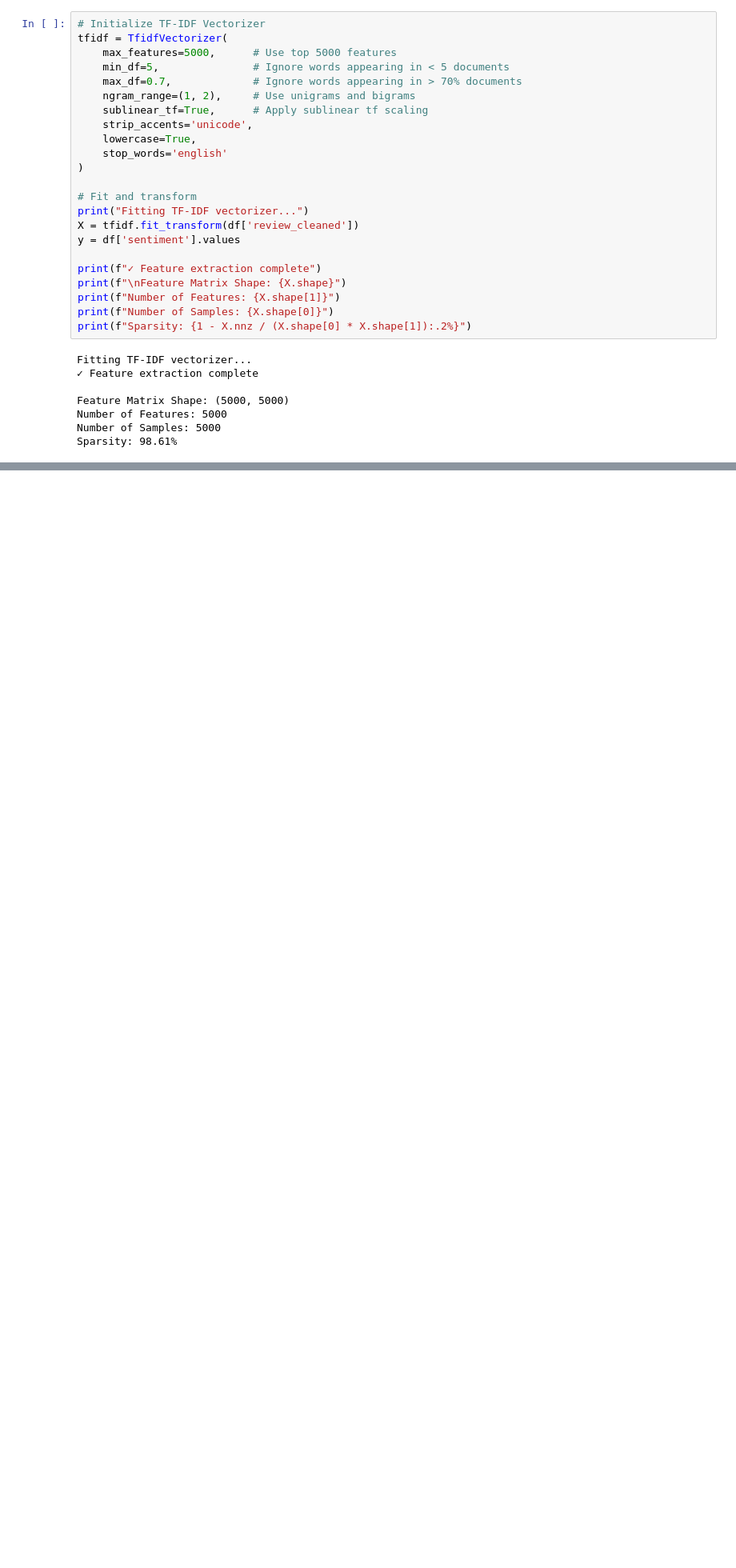
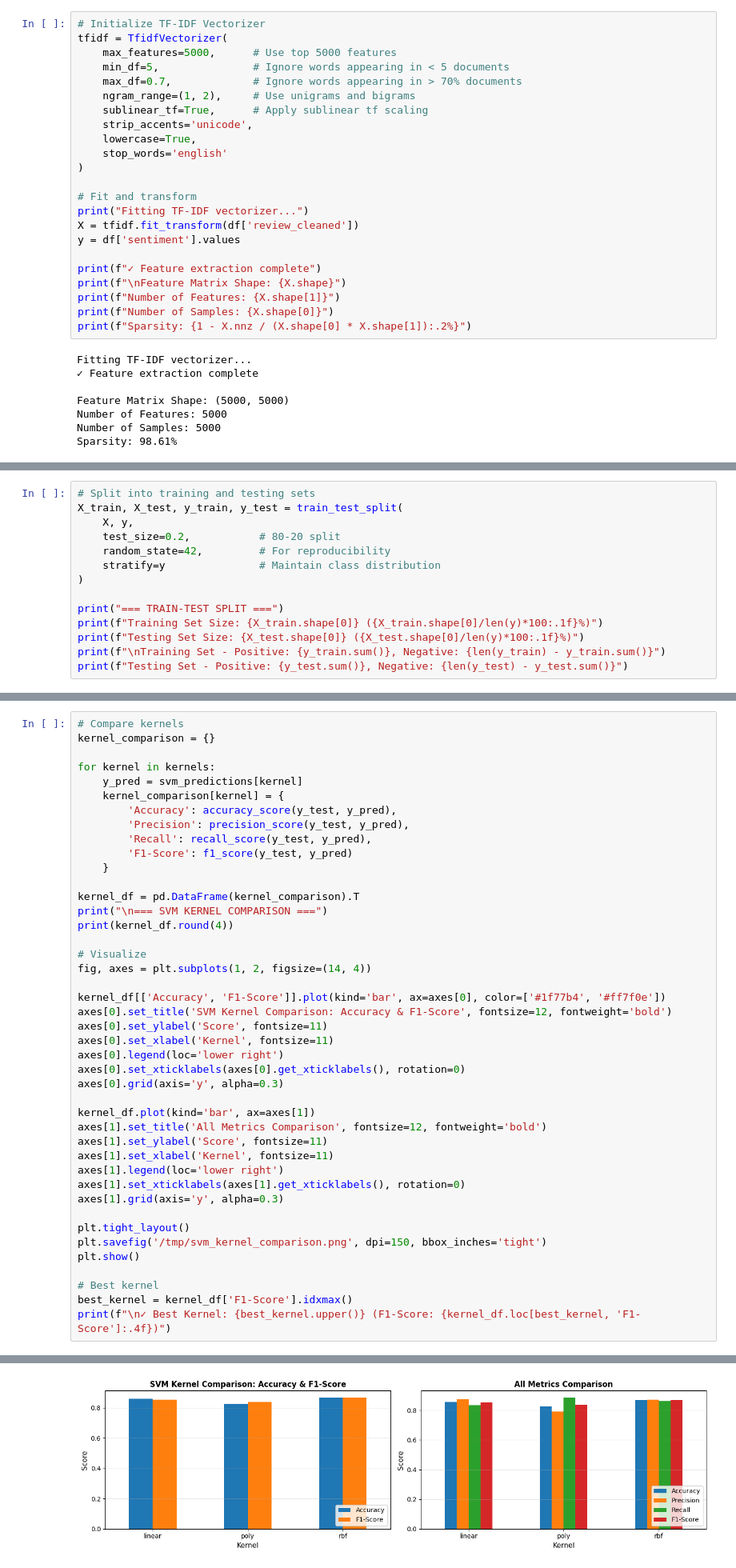
Before and after one commit to Dhrupad-05/Projects, a Jupyter notebook: Sentiment_Analysis_of_Movie_Reviews_using_SVM,_Logistic_Regression,_and_Naive_Bayes.ipynb, the cells around one changed output, grey strips where cells are left out. Shown at 80% size. Cells and saved outputs as stored; diff of their text form; blank space fills up the shorter version.

Commit message:
Core Model Training(SVM)

```diff
--- a/Sentiment_Analysis_of_Movie_Reviews_using_SVM,_Logistic_Regression,_and_Naive_Bayes.ipynb
+++ b/Sentiment_Analysis_of_Movie_Reviews_using_SVM,_Logistic_Regression,_and_Naive_Bayes.ipynb
@@ -393,0 +424,14 @@ Sparsity: 98.61%
+# %%
+# Split into training and testing sets
+X_train, X_test, y_train, y_test = train_test_split(
+    X, y,
+    test_size=0.2,           # 80-20 split
+    random_state=42,         # For reproducibility
+    stratify=y               # Maintain class distribution
+)
+
+print("=== TRAIN-TEST SPLIT ===")
+print(f"Training Set Size: {X_train.shape[0]} ({X_train.shape[0]/len(y)*100:.1f}%)")
+print(f"Testing Set Size: {X_test.shape[0]} ({X_test.shape[0]/len(y)*100:.1f}%)")
+print(f"\nTraining Set - Positive: {y_train.sum()}, Negative: {len(y_train) - y_train.sum()}")
+print(f"Testing Set - Positive: {y_test.sum()}, Negative: {len(y_test) - y_test.sum()}")
@@ -393,0 +498,44 @@ Sparsity: 98.61%
+# %%
+# Compare kernels
+kernel_comparison = {}
+
+for kernel in kernels:
+    y_pred = svm_predictions[kernel]
+    kernel_comparison[kernel] = {
+        'Accuracy': accuracy_score(y_test, y_pred),
+        'Precision': precision_score(y_test, y_pred),
+        'Recall': recall_score(y_test, y_pred),
+        'F1-Score': f1_score(y_test, y_pred)
+    }
+
+kernel_df = pd.DataFrame(kernel_comparison).T
+print("\n=== SVM KERNEL COMPARISON ===")
+print(kernel_df.round(4))
+
+# Visualize
+fig, axes = plt.subplots(1, 2, figsize=(14, 4))
+
+kernel_df[['Accuracy', 'F1-Score']].plot(kind='bar', ax=axes[0], color=['#1f77b4', '#ff7f0e'])
+axes[0].set_title('SVM Kernel Comparison: Accuracy & F1-Score', fontsize=12, fontweight='bold')
+axes[0].set_ylabel('Score', fontsize=11)
+axes[0].set_xlabel('Kernel', fontsize=11)
+axes[0].legend(loc='lower right')
+axes[0].set_xticklabels(axes[0].get_xticklabels(), rotation=0)
+axes[0].grid(axis='y', alpha=0.3)
+
+kernel_df.plot(kind='bar', ax=axes[1])
+axes[1].set_title('All Metrics Comparison', fontsize=12, fontweight='bold')
+axes[1].set_ylabel('Score', fontsize=11)
+axes[1].set_xlabel('Kernel', fontsize=11)
+axes[1].legend(loc='lower right')
+axes[1].set_xticklabels(axes[1].get_xticklabels(), rotation=0)
+axes[1].grid(axis='y', alpha=0.3)
+
+plt.tight_layout()
+plt.savefig('/tmp/svm_kernel_comparison.png', dpi=150, bbox_inches='tight')
+plt.show()
+
+# Best kernel
+best_kernel = kernel_df['F1-Score'].idxmax()
+print(f"\n✓ Best Kernel: {best_kernel.upper()} (F1-Score: {kernel_df.loc[best_kernel, 'F1-Score']:.4f})")
+# %% [output]
@@ -393,0 +547 @@ Sparsity: 98.61%
+[figure, added]
```
Also changed, not shown: parts of 10 cells of this notebook.
